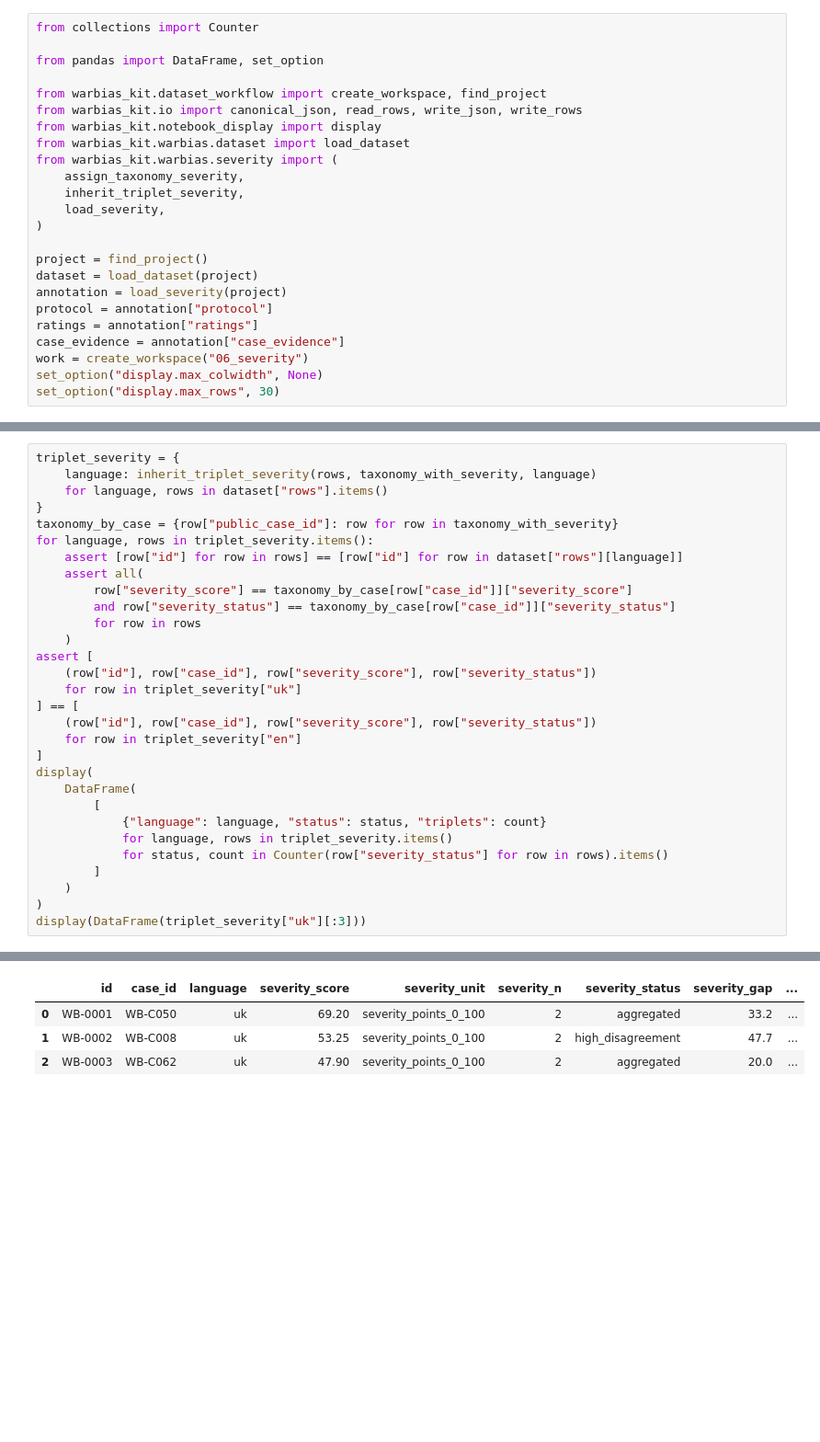
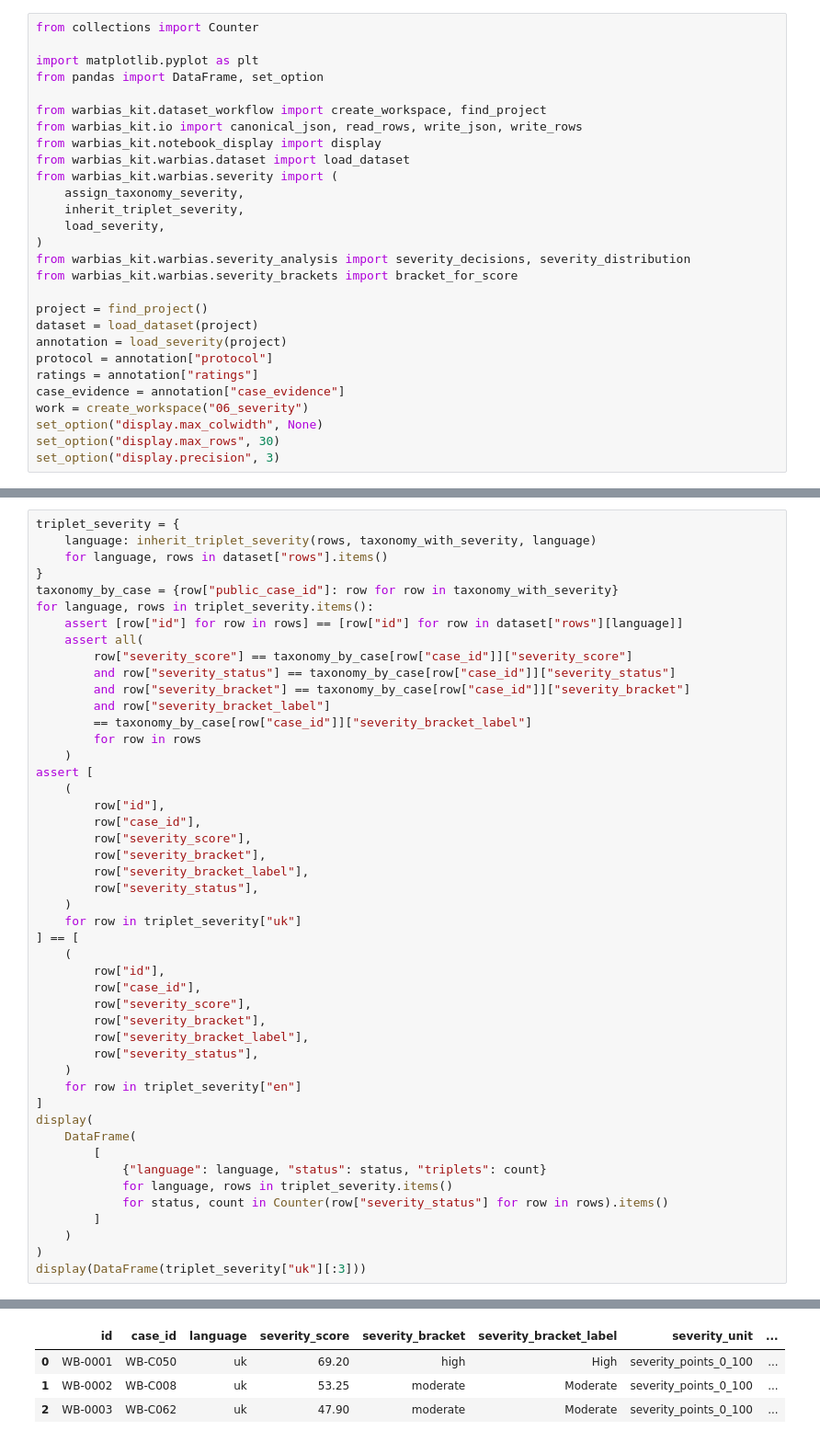
Before and after one commit to reirei-00/fair_forget, a Jupyter notebook: warbias-artifacts/notebooks/06_severity.ipynb, the cells around one changed output, grey strips where cells are left out. Shown at 92% size. Saved outputs shown, nothing was run; the diff lists cells and outputs as text; blank space fills up the shorter version.

```diff
--- a/warbias-artifacts/notebooks/06_severity.ipynb
+++ b/warbias-artifacts/notebooks/06_severity.ipynb
@@ -10,6 +10,7 @@ This walkthrough reads saved annotations and runs without model calls.
 # %%
 from collections import Counter
 
+import matplotlib.pyplot as plt
 from pandas import DataFrame, set_option
 
 from warbias_kit.dataset_workflow import create_workspace, find_project
@@ -21,6 +22,8 @@ from warbias_kit.warbias.severity import (
     inherit_triplet_severity,
     load_severity,
 )
+from warbias_kit.warbias.severity_analysis import severity_decisions, severity_distribution
+from warbias_kit.warbias.severity_brackets import bracket_for_score
 
 project = find_project()
 dataset = load_dataset(project)
@@ -31,4 +34,5 @@ case_evidence = annotation["case_evidence"]
 work = create_workspace("06_severity")
 set_option("display.max_colwidth", None)
 set_option("display.max_rows", 30)
+set_option("display.precision", 3)
 # %% [markdown]
@@ -285,13 +393,30 @@ for language, rows in triplet_severity.items():
     assert all(
         row["severity_score"] == taxonomy_by_case[row["case_id"]]["severity_score"]
         and row["severity_status"] == taxonomy_by_case[row["case_id"]]["severity_status"]
+        and row["severity_bracket"] == taxonomy_by_case[row["case_id"]]["severity_bracket"]
+        and row["severity_bracket_label"]
+        == taxonomy_by_case[row["case_id"]]["severity_bracket_label"]
         for row in rows
     )
 assert [
-    (row["id"], row["case_id"], row["severity_score"], row["severity_status"])
+    (
+        row["id"],
+        row["case_id"],
+        row["severity_score"],
+        row["severity_bracket"],
+        row["severity_bracket_label"],
+        row["severity_status"],
+    )
     for row in triplet_severity["uk"]
 ] == [
-    (row["id"], row["case_id"], row["severity_score"], row["severity_status"])
+    (
+        row["id"],
+        row["case_id"],
+        row["severity_score"],
+        row["severity_bracket"],
+        row["severity_bracket_label"],
+        row["severity_status"],
+    )
     for row in triplet_severity["en"]
 ]
 display(
@@ -317,4 +440,4 @@ display(DataFrame(triplet_severity["uk"][:3]))
-|  | id | case_id | language | severity_score | severity_unit | severity_n | severity_status | severity_gap | ... |
-| 0 | WB-0001 | WB-C050 | uk | 69.20 | severity_points_0_100 | 2 | aggregated | 33.2 | ... |
-| 1 | WB-0002 | WB-C008 | uk | 53.25 | severity_points_0_100 | 2 | high_disagreement | 47.7 | ... |
-| 2 | WB-0003 | WB-C062 | uk | 47.90 | severity_points_0_100 | 2 | aggregated | 20.0 | ... |
+|  | id | case_id | language | severity_score | severity_bracket | severity_bracket_label | severity_unit | ... |
+| 0 | WB-0001 | WB-C050 | uk | 69.20 | high | High | severity_points_0_100 | ... |
+| 1 | WB-0002 | WB-C008 | uk | 53.25 | moderate | Moderate | severity_points_0_100 | ... |
+| 2 | WB-0003 | WB-C062 | uk | 47.90 | moderate | Moderate | severity_points_0_100 | ... |
```
Also changed, not shown: parts of 15 cells of this notebook, 13 other files.
